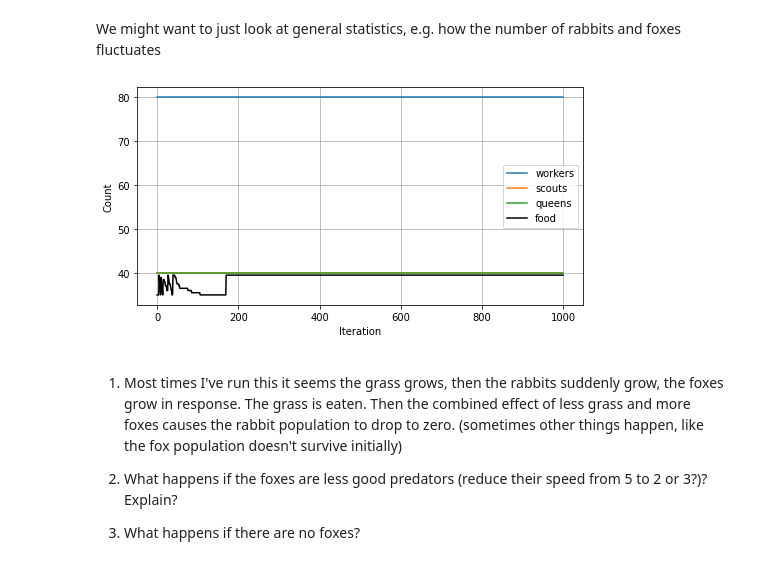
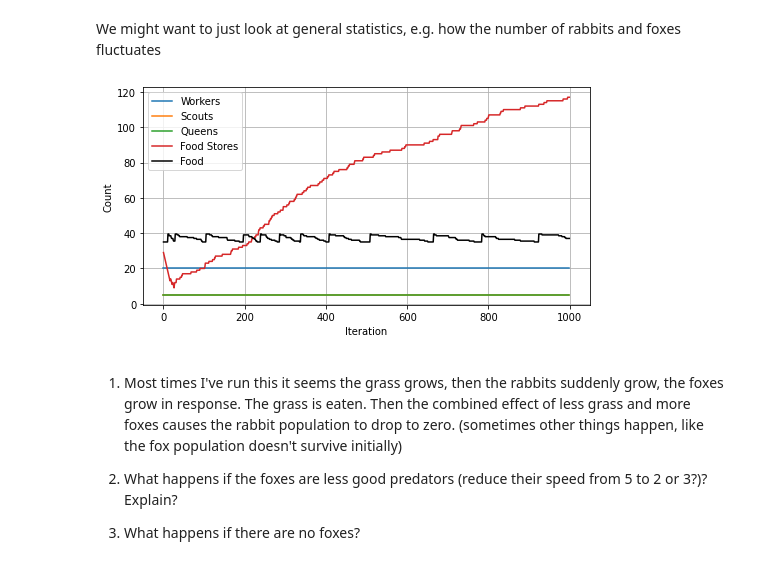
Before and after one commit to aung9htet/com3001_project, a Jupyter notebook: ecolab3-modified/jupyter/Demo.ipynb, the cells around one changed output. Saved outputs shown, nothing was run; the diff lists cells and outputs as text; code cells hidden in the pictures.

```diff
--- a/ecolab3-modified/jupyter/Demo.ipynb
+++ b/ecolab3-modified/jupyter/Demo.ipynb
@@ -51,7 +51,7 @@ Note: For whatever reason, the system is extremely temperamental, causing an Ind
 The fix is to reset the kernel, then reset the entire Jupyter server (close the webpage, close the .ipynb, then reopen).
 The system does work correctly, however I haven't figured out why this error happens sometimes.
 """
-record = run_ecolab(env,agents)
+record = run_ecolab(env,agents, intensity=0.9, chanceOfRain=70)
 # %% [output]
  1000
 # %%
@@ -77,17 +76,18 @@ We might want to just look at general statistics, e.g. how the number of rabbits
 # %%
 %matplotlib inline
 counts = get_agent_counts(record)
 plt.figure(figsize=[8,4])
-plt.plot(counts[:,0],label='workers')
-plt.plot(counts[:,1],label='scouts')
-plt.plot(counts[:,2],label='queens')
-plt.plot(counts[:,4]/2,'k-',label='food') #/2 to get on same scale
+plt.plot(counts[:,0],label='Workers')
+plt.plot(counts[:,1],label='Scouts')
+plt.plot(counts[:,2],label='Queens')
+plt.plot(counts[:,3]/2,label='Food Stores')
+plt.plot(counts[:,4]/2,'k-',label='Food') #/2 to get on same scale
 plt.legend()
 plt.grid()
 plt.xlabel('Iteration')
 plt.ylabel('Count');
 # %% [output]
-[figure, old version]
+[figure, new version]
 # %% [markdown]
 1) Most times I've run this it seems the grass grows, then the rabbits suddenly grow, the foxes grow in response. The grass is eaten. Then the combined effect of less grass and more foxes causes the rabbit population to drop to zero. (sometimes other things happen, like the fox population doesn't survive initially)
 
```
Also changed, not shown: parts of 1 cell of this notebook, 5 other files.
